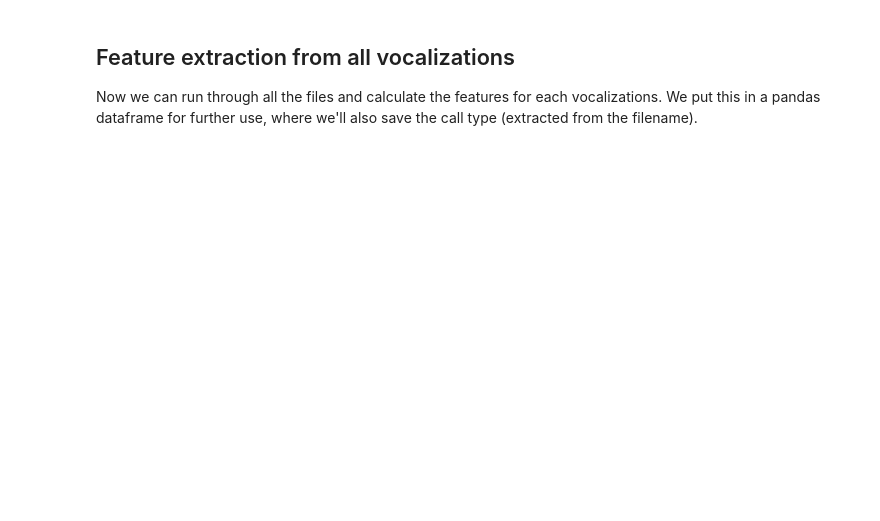
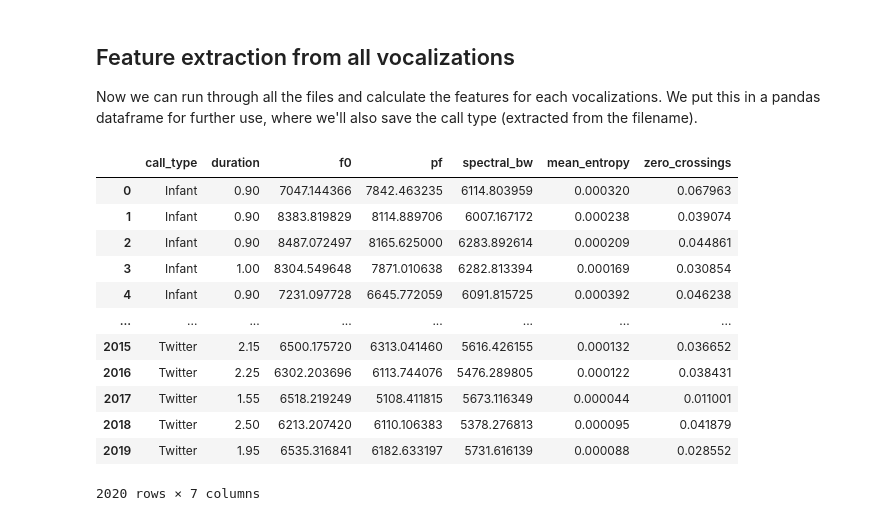
Before and after one commit to DoriMG/AnimalBehaviourLiveWorkshop, a Jupyter notebook: 2_feature_extraction.ipynb, the cells around one changed output. Drawn from its saved outputs; the diff is of its cells as text; code cells hidden in the pictures; blank space fills up the shorter version.

```diff
--- a/2_feature_extraction.ipynb
+++ b/2_feature_extraction.ipynb
@@ -140,13 +157,29 @@ for i, file in enumerate(data_files):
     zero_crossings = np.mean(librosa.zero_crossings(data, pad=False))
 
 
-    features.append({
+    features.append(pd.DataFrame.from_dict([{
         "call_type": call_type,
         "duration": duration,
         "f0": np.nanmean(f0),
         'pf': np.nanmean(peak_freq),
         "spectral_bw": spectral_bw,
         "mean_entropy": mean_entropy,
-        "spectral_bandwidth": spectral_bw,
         'zero_crossings': zero_crossings
-    })
+    }]))
+features = pd.concat(features, ignore_index=True)
+# %%
+features
+# %% [output]
+|  | call_type | duration | f0 | pf | spectral_bw | mean_entropy | zero_crossings |
+| 0 | Infant | 0.90 | 7047.144366 | 7842.463235 | 6114.803959 | 0.000320 | 0.067963 |
+| 1 | Infant | 0.90 | 8383.819829 | 8114.889706 | 6007.167172 | 0.000238 | 0.039074 |
+| 2 | Infant | 0.90 | 8487.072497 | 8165.625000 | 6283.892614 | 0.000209 | 0.044861 |
+| 3 | Infant | 1.00 | 8304.549648 | 7871.010638 | 6282.813394 | 0.000169 | 0.030854 |
+| 4 | Infant | 0.90 | 7231.097728 | 6645.772059 | 6091.815725 | 0.000392 | 0.046238 |
+| ... | ... | ... | ... | ... | ... | ... | ... |
+| 2015 | Twitter | 2.15 | 6500.175720 | 6313.041460 | 5616.426155 | 0.000132 | 0.036652 |
+| 2016 | Twitter | 2.25 | 6302.203696 | 6113.744076 | 5476.289805 | 0.000122 | 0.038431 |
+| 2017 | Twitter | 1.55 | 6518.219249 | 5108.411815 | 5673.116349 | 0.000044 | 0.011001 |
+| 2018 | Twitter | 2.50 | 6213.207420 | 6110.106383 | 5378.276813 | 0.000095 | 0.041879 |
+| 2019 | Twitter | 1.95 | 6535.316841 | 6182.633197 | 5731.616139 | 0.000088 | 0.028552 |
+2020 rows × 7 columns
```
Also changed, not shown: parts of 2 cells of this notebook.
